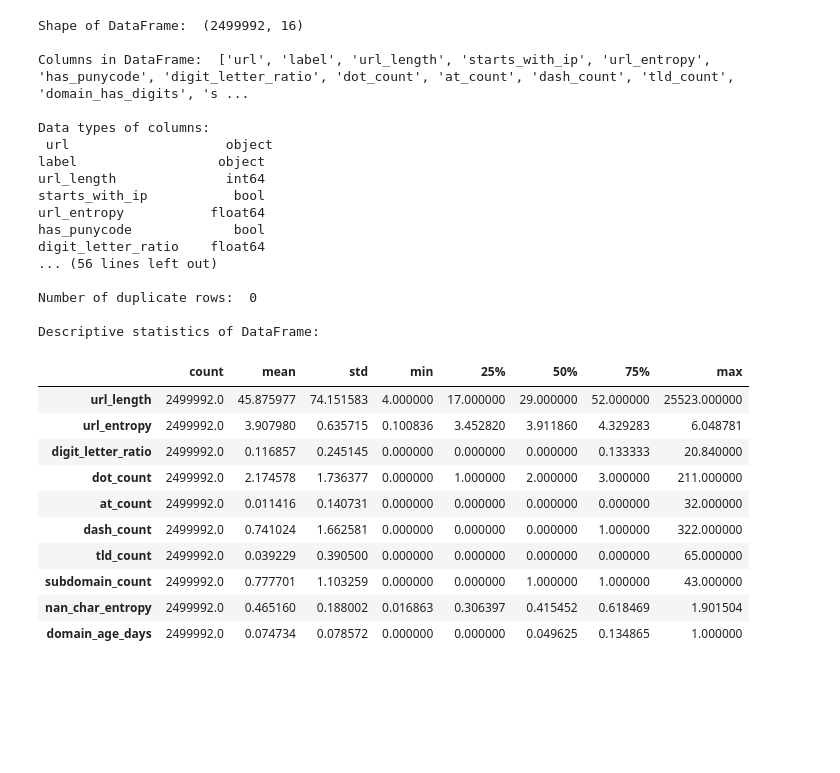
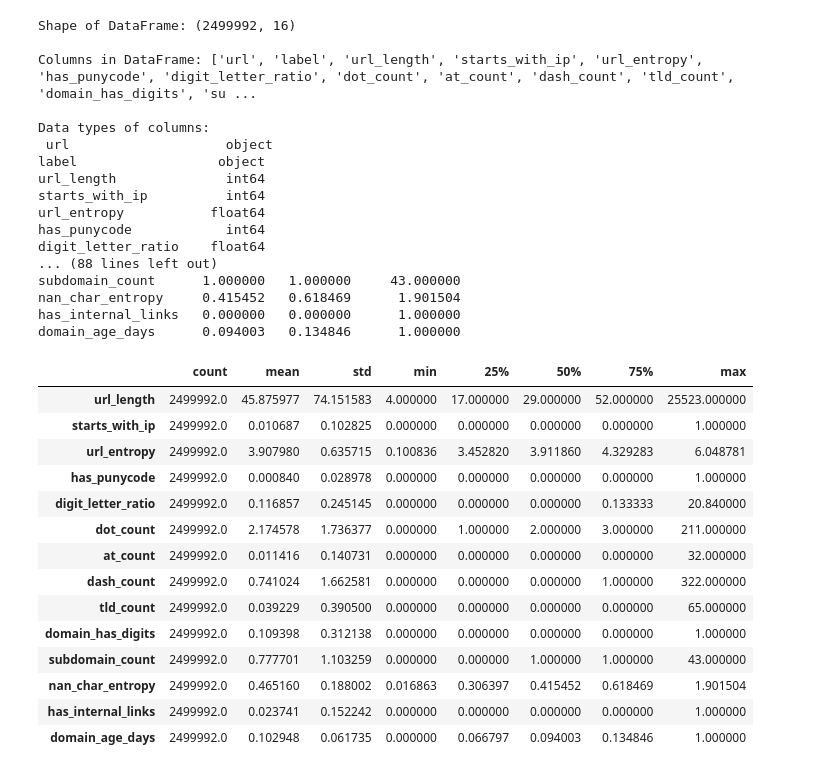
Before and after one commit to JarneAe/Phishing_ML, a Jupyter notebook: Notebooks/Mutual_information.ipynb, the cells around one changed output. Drawn from its saved outputs; the diff is of its cells as text; code cells hidden in the pictures; blank space fills up the shorter version.

```diff
--- a/Notebooks/Mutual_information.ipynb
+++ b/Notebooks/Mutual_information.ipynb
@@ -12,5 +11,5 @@ from analyse_url import *
 # %%
-df = pd.read_csv('data/clean_data.csv')
+df = pd.read_csv('../data/norm_data.csv')
 
 df
 # %% [output]
@@ -129,59 +129,35 @@ sns.relplot(x='at_count', y='label', data=df)
 # %%
-def get_df_info(df):
-    print("\n\033[1mShape of DataFrame:\033[0m ", df.shape)
-    print("\n\033[1mColumns in DataFrame:\033[0m ", df.columns.to_list())
-    print("\n\033[1mData types of columns:\033[0m\n", df.dtypes)
-
-    print("\n\033[1mInformation about DataFrame:\033[0m")
-    df.info()
-
-    print("\n\033[1mNumber of unique values in each column:\033[0m")
-    for col in df.columns:
-        print(f"\033[1m{col}\033[0m: {df[col].nunique()}")
-
-    print("\n\033[1mNull values in columns:\033[0m")
-    null_counts = df.isnull().sum()
-    null_columns = null_counts[null_counts > 0]
-    if len(null_columns) > 0:
-        for col, count in null_columns.items():
-            print(f"\033[1m{col}\033[0m: {count}")
-    else:
-        print("There are no null values in the DataFrame.")
-
-    print("\n\033[1mNumber of duplicate rows:\033[0m ", df.duplicated().sum())
-
-    print("\n\033[1mDescriptive statistics of DataFrame:\033[0m\n", )
-    return df.describe().transpose()
-
-
-# Call the function
 get_df_info(df)
 # %% [output]
-Shape of DataFrame:  (2499992, 16)
+Shape of DataFrame: (2499992, 16)
 
-Columns in DataFrame:  ['url', 'label', 'url_length', 'starts_with_ip', 'url_entropy', 'has_punycode', 'digit_letter_ratio', 'dot_count', 'at_count', 'dash_count', 'tld_count', 'domain_has_digits', 's ...
+Columns in DataFrame: ['url', 'label', 'url_length', 'starts_with_ip', 'url_entropy', 'has_punycode', 'digit_letter_ratio', 'dot_count', 'at_count', 'dash_count', 'tld_count', 'domain_has_digits', 'su ...
 
 Data types of columns:
  url                    object
 label                  object
 url_length              int64
-starts_with_ip           bool
+starts_with_ip          int64
 url_entropy           float64
-has_punycode             bool
+has_punycode            int64
 digit_letter_ratio    float64
-... (56 lines left out)
-
-Number of duplicate rows:  0
-
-Descriptive statistics of DataFrame:
+... (88 lines left out)
+subdomain_count      1.000000   1.000000     43.000000
+nan_char_entropy     0.415452   0.618469      1.901504
+has_internal_links   0.000000   0.000000      1.000000
+domain_age_days      0.094003   0.134846      1.000000
 |  | count | mean | std | min | 25% | 50% | 75% | max |
 | url_length | 2499992.0 | 45.875977 | 74.151583 | 4.000000 | 17.000000 | 29.000000 | 52.000000 | 25523.000000 |
+| starts_with_ip | 2499992.0 | 0.010687 | 0.102825 | 0.000000 | 0.000000 | 0.000000 | 0.000000 | 1.000000 |
 | url_entropy | 2499992.0 | 3.907980 | 0.635715 | 0.100836 | 3.452820 | 3.911860 | 4.329283 | 6.048781 |
+| has_punycode | 2499992.0 | 0.000840 | 0.028978 | 0.000000 | 0.000000 | 0.000000 | 0.000000 | 1.000000 |
 | digit_letter_ratio | 2499992.0 | 0.116857 | 0.245145 | 0.000000 | 0.000000 | 0.000000 | 0.133333 | 20.840000 |
 | dot_count | 2499992.0 | 2.174578 | 1.736377 | 0.000000 | 1.000000 | 2.000000 | 3.000000 | 211.000000 |
 | at_count | 2499992.0 | 0.011416 | 0.140731 | 0.000000 | 0.000000 | 0.000000 | 0.000000 | 32.000000 |
 | dash_count | 2499992.0 | 0.741024 | 1.662581 | 0.000000 | 0.000000 | 0.000000 | 1.000000 | 322.000000 |
 | tld_count | 2499992.0 | 0.039229 | 0.390500 | 0.000000 | 0.000000 | 0.000000 | 0.000000 | 65.000000 |
+| domain_has_digits | 2499992.0 | 0.109398 | 0.312138 | 0.000000 | 0.000000 | 0.000000 | 0.000000 | 1.000000 |
 | subdomain_count | 2499992.0 | 0.777701 | 1.103259 | 0.000000 | 0.000000 | 1.000000 | 1.000000 | 43.000000 |
 | nan_char_entropy | 2499992.0 | 0.465160 | 0.188002 | 0.016863 | 0.306397 | 0.415452 | 0.618469 | 1.901504 |
-| domain_age_days | 2499992.0 | 0.074734 | 0.078572 | 0.000000 | 0.000000 | 0.049625 | 0.134865 | 1.000000 |
+| has_internal_links | 2499992.0 | 0.023741 | 0.152242 | 0.000000 | 0.000000 | 0.000000 | 0.000000 | 1.000000 |
+| domain_age_days | 2499992.0 | 0.102948 | 0.061735 | 0.000000 | 0.066797 | 0.094003 | 0.134846 | 1.000000 |
```
Also changed, not shown: parts of 10 cells of this notebook, 3 other files.
